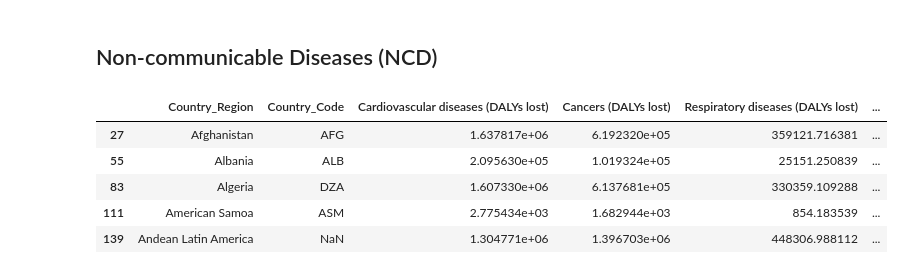
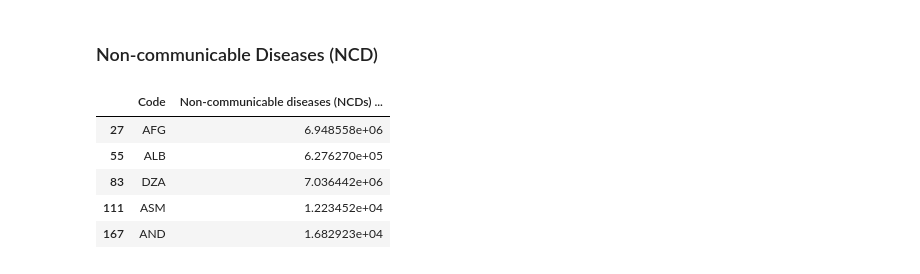
Before and after one commit to ellemonke/COVID-19, a Jupyter notebook: static/resources/health/diseases.ipynb, the cells around one changed output. Saved outputs shown, nothing was run; the diff lists cells and outputs as text; code cells hidden in the pictures.

```diff
--- a/static/resources/health/diseases.ipynb
+++ b/static/resources/health/diseases.ipynb
@@ -28,20 +37,15 @@ dis_df.head()
 # %% [markdown]
-## Non-communicable Diseases (NCD)
+### Non-communicable Diseases (NCD)
-# %%
-ncd_data = os.path.join('burden-of-disease-by-ncds.csv')
-ncd_df = pd.read_csv(ncd_data)
-ncd_df = ncd_df.loc[ncd_df['Year']==2017]
-ncd_df = ncd_df.drop(['Year'], axis=1)
-ncd_df.rename(columns={'Entity': 'Country_Region', 'Code': 'Country_Code'}, inplace=True)
-
-ncd_data17 = os.path.join('ncds_2017.csv')
-ncd_df.to_csv(ncd_data17, index=False, header=True)
-
-ncd_df.head()
-# %% [output]
-|  | Country_Region | Country_Code | Cardiovascular diseases (DALYs lost) | Cancers (DALYs lost) | Respiratory diseases (DALYs lost) | ... |
-| 27 | Afghanistan | AFG | 1.637817e+06 | 6.192320e+05 | 359121.716381 | ... |
-| 55 | Albania | ALB | 2.095630e+05 | 1.019324e+05 | 25151.250839 | ... |
-| 83 | Algeria | DZA | 1.607330e+06 | 6.137681e+05 | 330359.109288 | ... |
-| 111 | American Samoa | ASM | 2.775434e+03 | 1.682944e+03 | 854.183539 | ... |
-| 139 | Andean Latin America | NaN | 1.304771e+06 | 1.396703e+06 | 448306.988112 | ... |
+# %%
+gbds = pd.read_csv('total-disease-burden-by-cause.csv')
+gbds = gbds.loc[gbds['Year']==2017]
+ncds = gbds.iloc[:,[1,3]]
+ncds.dropna(inplace=True)
+ncds.head()
+# %% [output]
+|  | Code | Non-communicable diseases (NCDs) ... |
+| 27 | AFG | 6.948558e+06 |
+| 55 | ALB | 6.276270e+05 |
+| 83 | DZA | 7.036442e+06 |
+| 111 | ASM | 1.223452e+04 |
+| 167 | AND | 1.682923e+04 |
```
Also changed, not shown: parts of 12 cells of this notebook, 28 other files.
